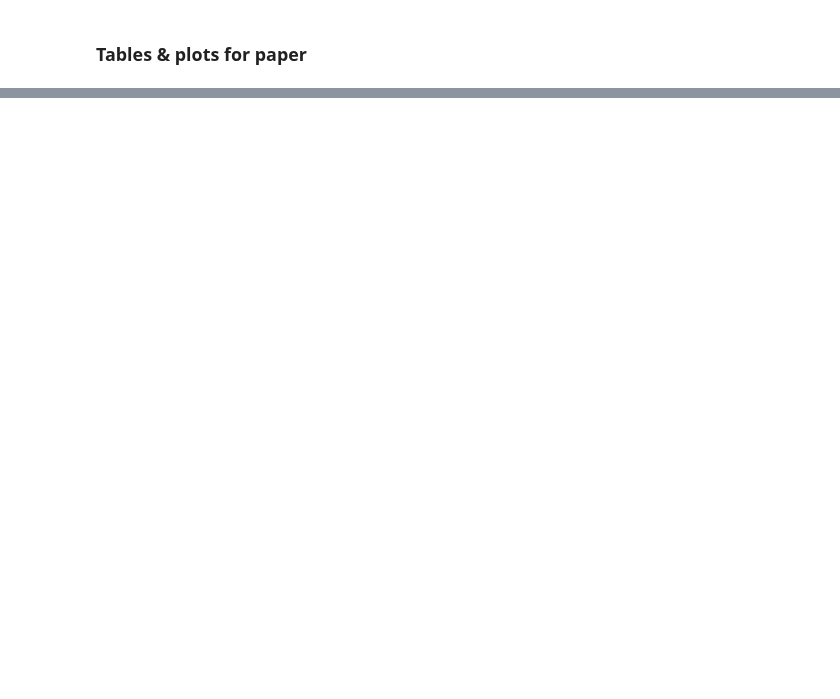
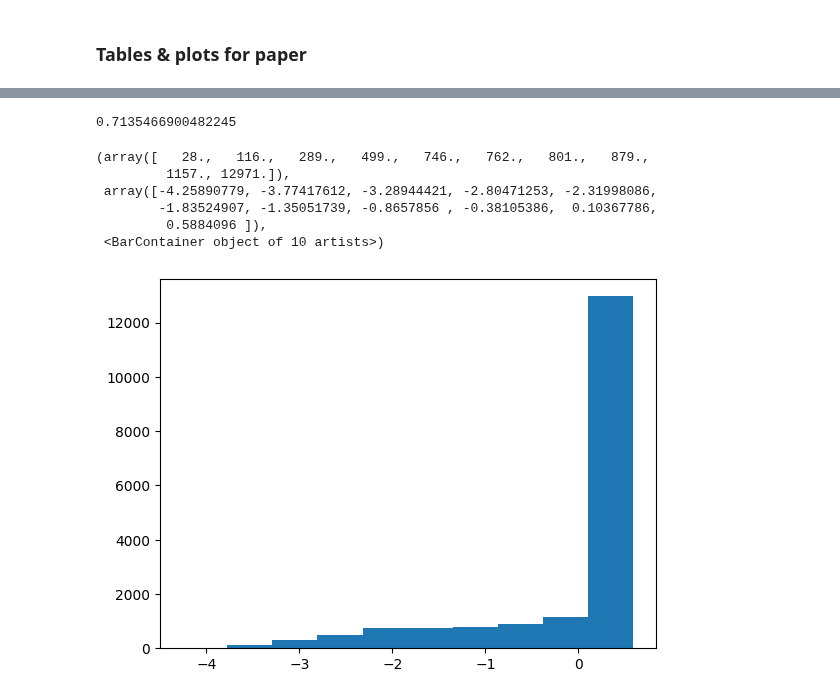
Before and after one commit to cleverhans-lab/suitability, a Jupyter notebook: tables_plots.ipynb, the cells around one changed output, grey strips where cells are left out. Cells and saved outputs as stored; diff of their text form; code cells hidden in the pictures; blank space fills up the shorter version.

```diff
--- a/tables_plots.ipynb
+++ b/tables_plots.ipynb
@@ -200,0 +134,14 @@ array([ True, False])
+# %%
+16276/features_shuffled.shape[0]
+# %% [output]
+0.7135466900482245
+# %%
+plt.hist(train_features[:, 0])
+# %% [output]
+(array([   28.,   116.,   289.,   499.,   746.,   762.,   801.,   879.,
+         1157., 12971.]),
+ array([-4.25890779, -3.77417612, -3.28944421, -2.80471253, -2.31998086,
+        -1.83524907, -1.35051739, -0.8657856 , -0.38105386,  0.10367786,
+         0.5884096 ]),
+ <BarContainer object of 10 artists>)
+[figure, added]
```
Also changed, not shown: parts of 17 cells of this notebook.
